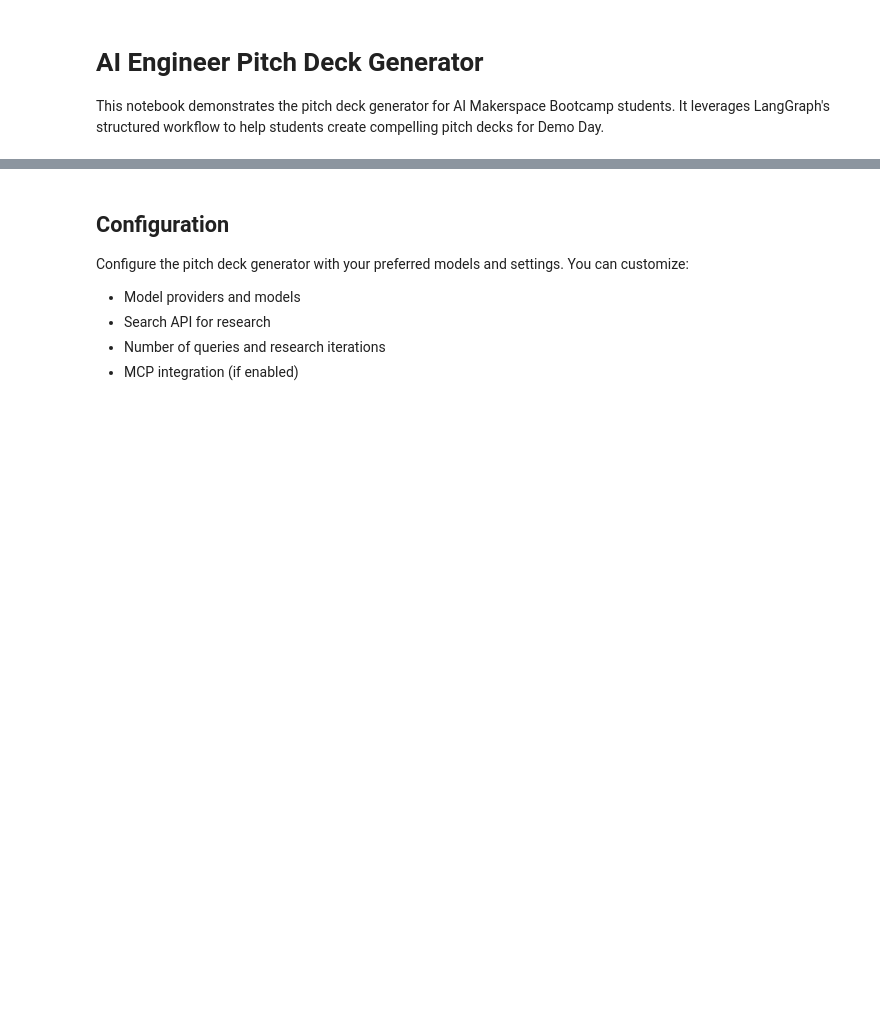
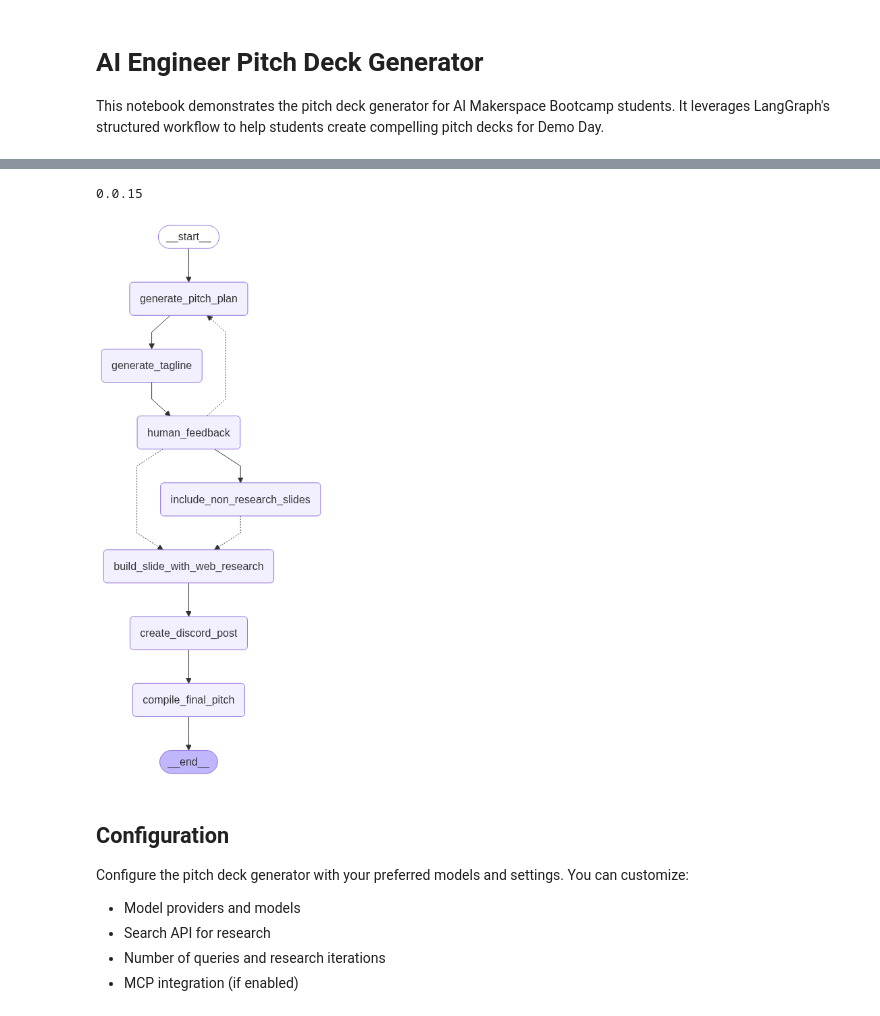
Before and after one commit to langchain-ai/open_deep_research, a Jupyter notebook: src/open_deep_research/pitch_graph.ipynb, the cells around one changed output, grey strips where cells are left out. Cells and saved outputs as stored; diff of their text form; code cells hidden in the pictures; blank space fills up the shorter version.

Commit message:
first pitch deck generation

```diff
--- a/src/open_deep_research/pitch_graph.ipynb
+++ b/src/open_deep_research/pitch_graph.ipynb
@@ -12,4 +18,29 @@ from open_deep_research.pitch_graph import graph
 from open_deep_research.configuration import SearchAPI
+# %%
+# Import required modules and initialize the builder from open_deep_research
+import uuid
+import os, getpass
+import open_deep_research
+print(open_deep_research.__version__)
+from IPython.display import Image, display, Markdown
+from langgraph.types import Command
+from langgraph.checkpoint.memory import MemorySaver
+from open_deep_research.pitch_graph import builder
+# %% [output]
+0.0.15
+# %%
+# Create a memory-based checkpointer and compile the graph
+# This enables state persistence and tracking throughout the workflow execution
+
+memory = MemorySaver()
+graph = builder.compile(checkpointer=memory)
+# %%
+# Visualize the graph structure
+# This shows the nodes and edges in the research workflow
+
+display(Image(graph.get_graph(xray=1).draw_mermaid_png()))
+# %% [output]
+[figure, added]
 # %% [markdown]
 ## Configuration
 
```
Also changed, not shown: parts of 5 cells of this notebook, 8 other files.
